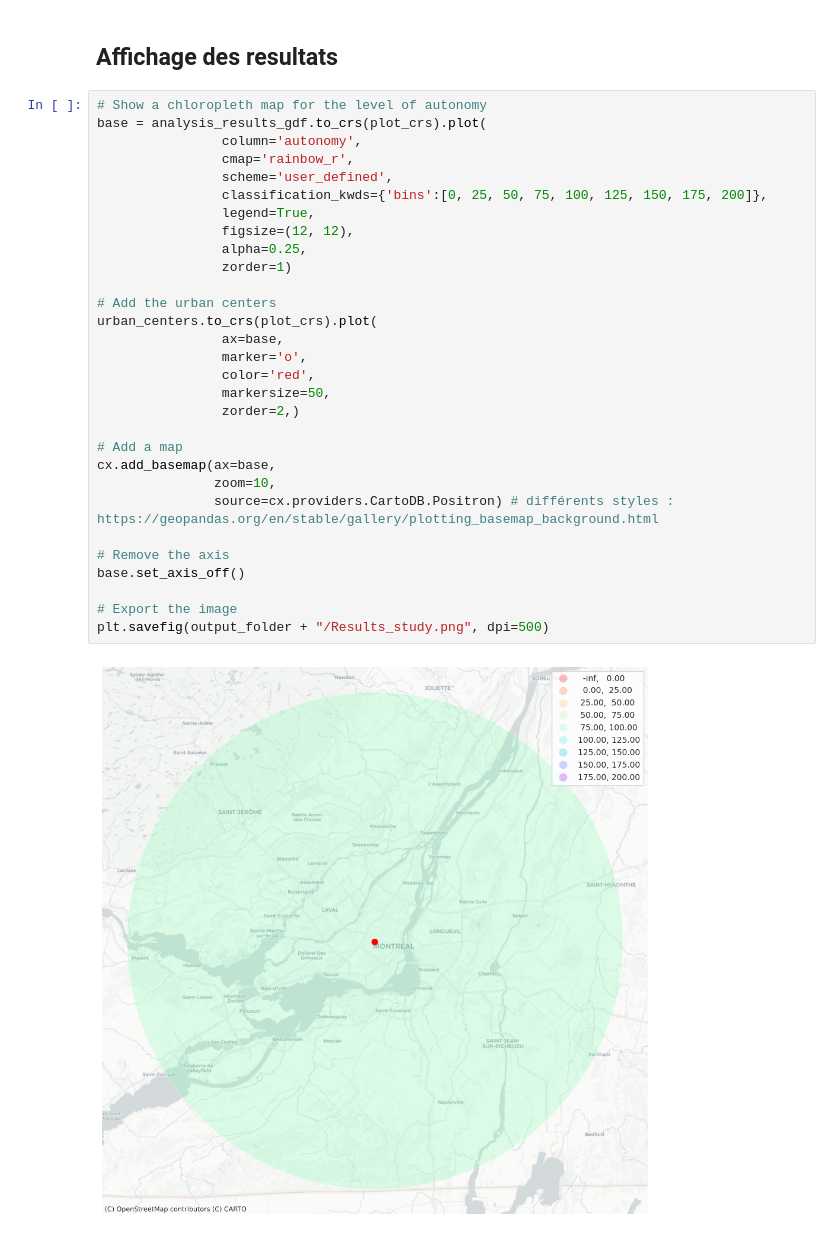
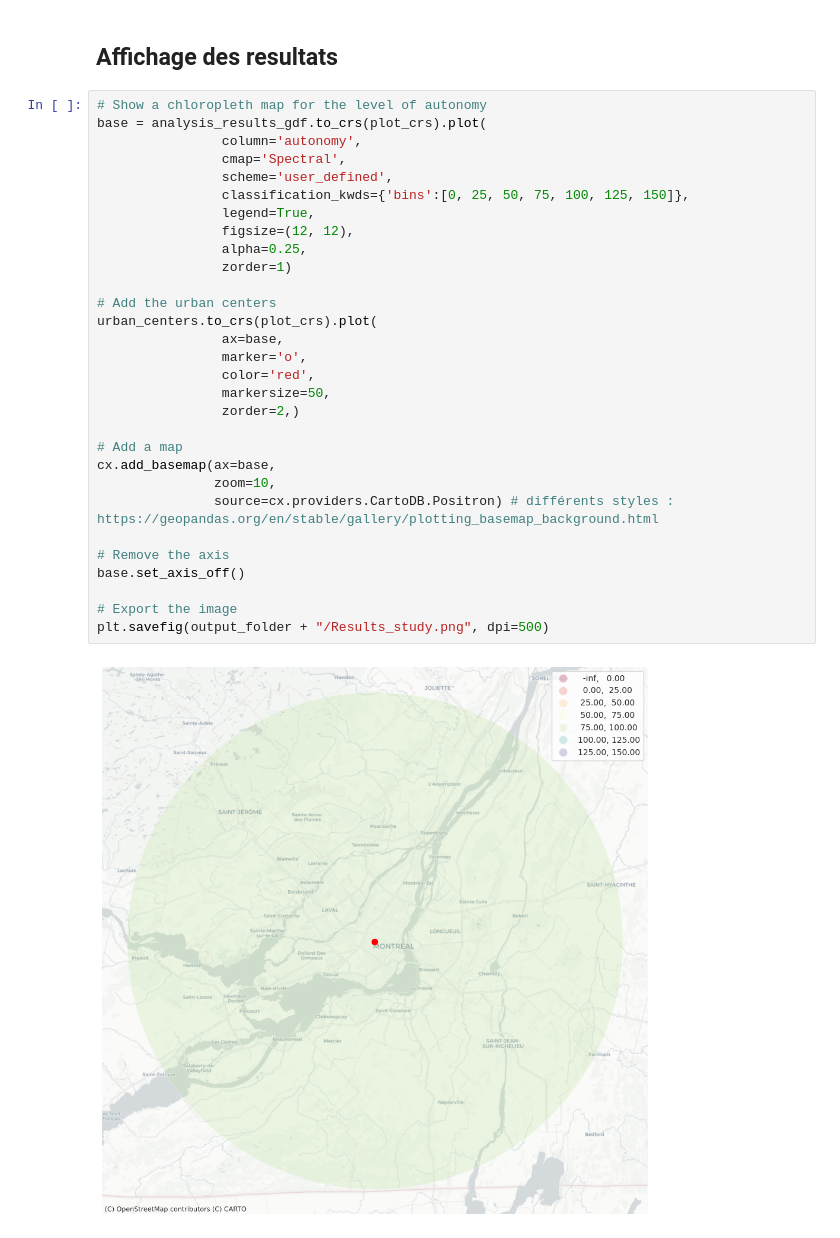
Before and after one commit to BastienBoucherat/geo6149, a Jupyter notebook: geo6149_projet.ipynb, the cells around one changed output. Saved outputs shown, nothing was run; the diff lists cells and outputs as text.

Commit message:
Plot results: changed color scheme to spectral

```diff
--- a/geo6149_projet.ipynb
+++ b/geo6149_projet.ipynb
@@ -780,32 +780,32 @@ analysis_results_gdf.to_csv(output_folder + "/Results_study.csv")
 # %%
 # Show a chloropleth map for the level of autonomy
 base = analysis_results_gdf.to_crs(plot_crs).plot(
                 column='autonomy',
-                cmap='rainbow_r',
+                cmap='Spectral',
                 scheme='user_defined',
-                classification_kwds={'bins':[0, 25, 50, 75, 100, 125, 150, 175, 200]},
+                classification_kwds={'bins':[0, 25, 50, 75, 100, 125, 150]},
                 legend=True,
                 figsize=(12, 12),
                 alpha=0.25,
                 zorder=1)
 
 # Add the urban centers
 urban_centers.to_crs(plot_crs).plot(
                 ax=base,
                 marker='o',
                 color='red',
                 markersize=50,
                 zorder=2,)
 
 # Add a map
 cx.add_basemap(ax=base,
                zoom=10,
                source=cx.providers.CartoDB.Positron) # différents styles : https://geopandas.org/en/stable/gallery/plotting_basemap_background.html
 
 # Remove the axis
 base.set_axis_off()
 
 # Export the image
 plt.savefig(output_folder + "/Results_study.png", dpi=500)
 # %% [output]
-[figure, old version]
+[figure, new version]
```
